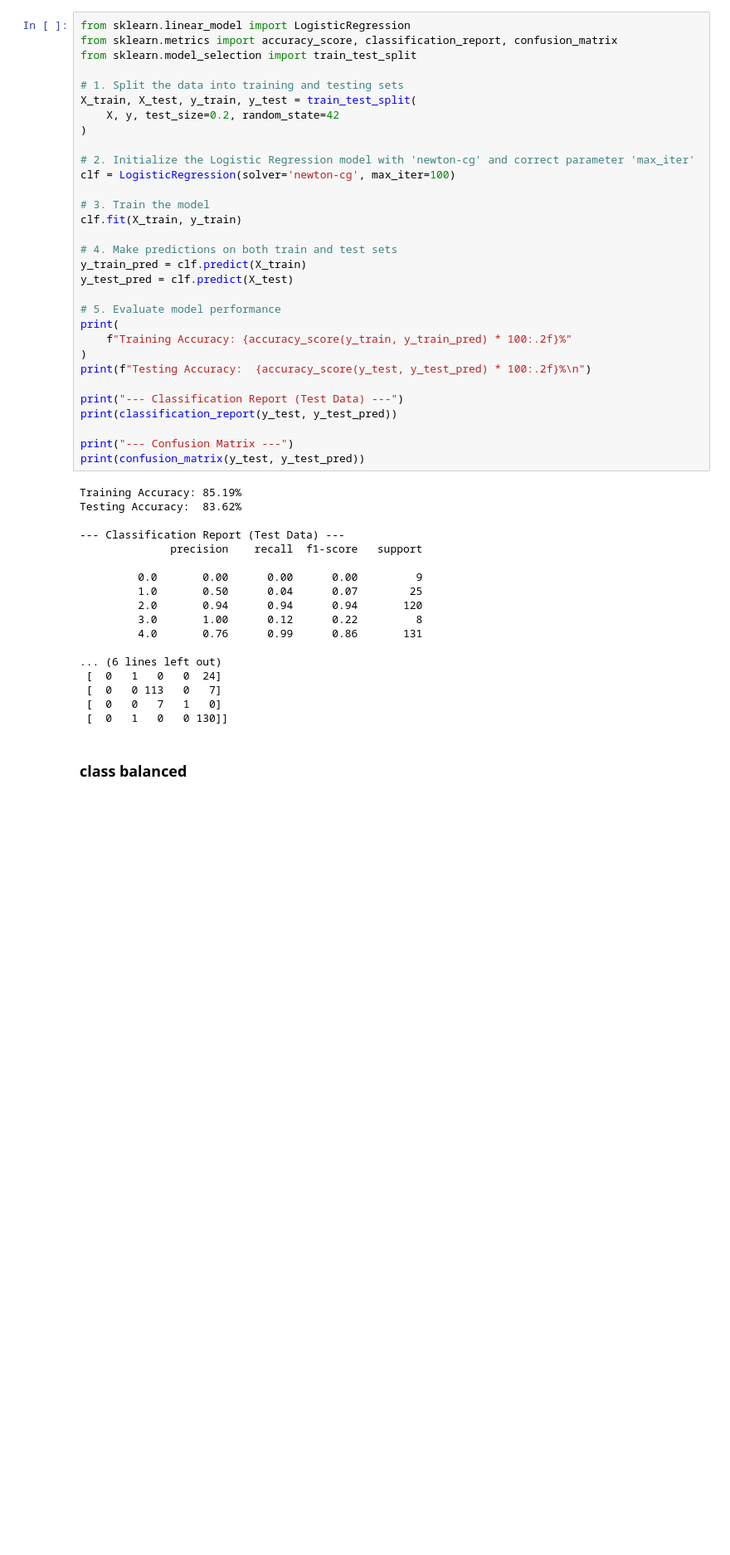
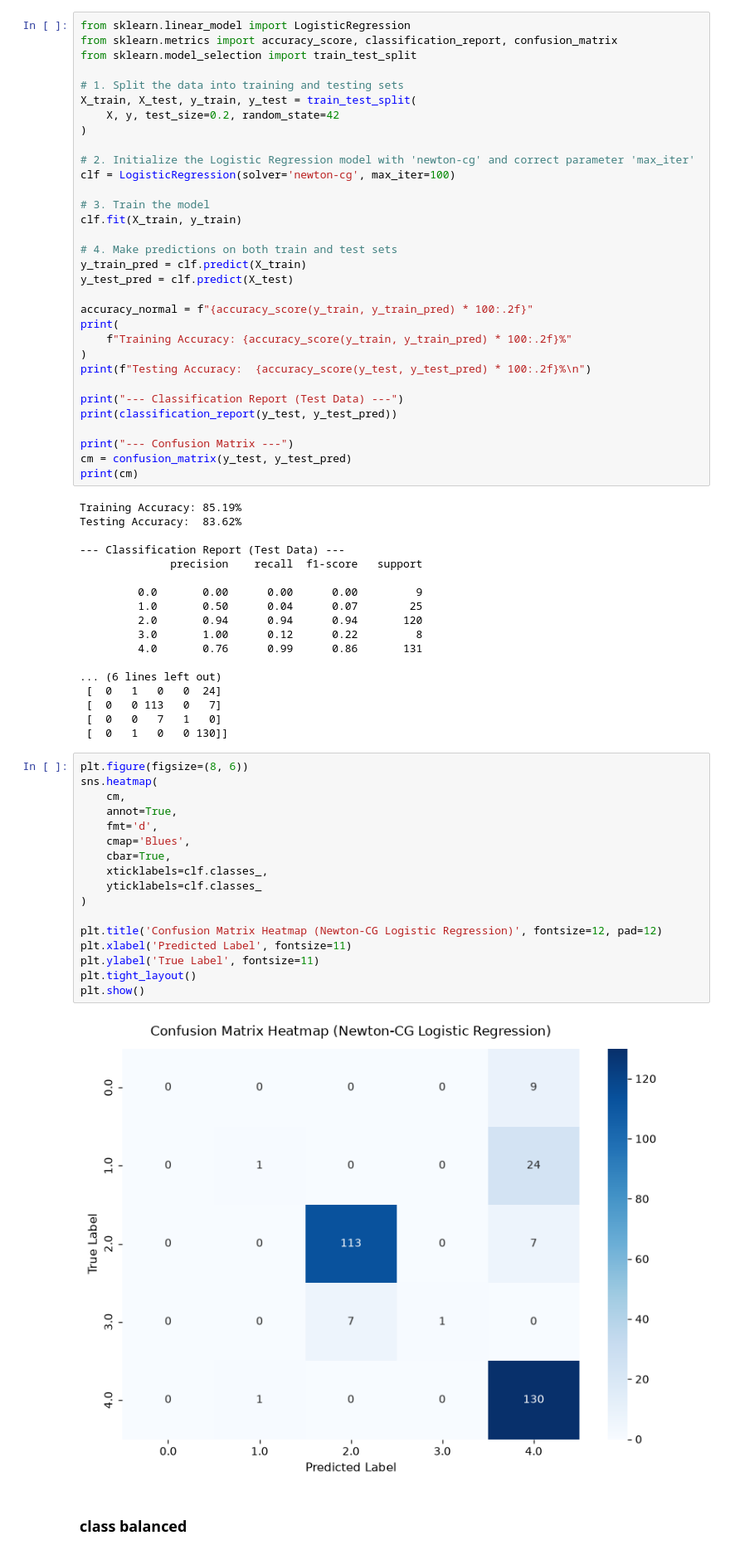
Before and after one commit to AnujThakur-ai/weather-analysis-and-prediction, a Jupyter notebook: weather.ipynb, the cells around one changed output. Shown at 83% size. Drawn from its saved outputs; the diff is of its cells as text; blank space fills up the shorter version.

Commit message:
Implement code changes to enhance functionality and improve performance

```diff
--- a/weather.ipynb
+++ b/weather.ipynb
@@ -1193,7 +1193,7 @@ clf.fit(X_train, y_train)
 y_train_pred = clf.predict(X_train)
 y_test_pred = clf.predict(X_test)
 
-# 5. Evaluate model performance
+accuracy_normal = f"{accuracy_score(y_train, y_train_pred) * 100:.2f}"
 print(
     f"Training Accuracy: {accuracy_score(y_train, y_train_pred) * 100:.2f}%"
 )
@@ -1203,7 +1203,8 @@ print("--- Classification Report (Test Data) ---")
 print(classification_report(y_test, y_test_pred))
 
 print("--- Confusion Matrix ---")
-print(confusion_matrix(y_test, y_test_pred))
+cm = confusion_matrix(y_test, y_test_pred)
+print(cm)
 # %% [output]
 Training Accuracy: 85.19%
 Testing Accuracy:  83.62%
@@ -1222,6 +1223,25 @@ Testing Accuracy:  83.62%
  [  0   0 113   0   7]
  [  0   0   7   1   0]
  [  0   1   0   0 130]]
+# %%
+plt.figure(figsize=(8, 6))
+sns.heatmap(
+    cm,
+    annot=True,
+    fmt='d',
+    cmap='Blues',
+    cbar=True,
+    xticklabels=clf.classes_,
+    yticklabels=clf.classes_
+)
+
+plt.title('Confusion Matrix Heatmap (Newton-CG Logistic Regression)', fontsize=12, pad=12)
+plt.xlabel('Predicted Label', fontsize=11)
+plt.ylabel('True Label', fontsize=11)
+plt.tight_layout()
+plt.show()
+# %% [output]
+[figure, added]
 # %% [markdown]
 ### class balanced
 # %%
```
Also changed, not shown: parts of 5 cells of this notebook.
